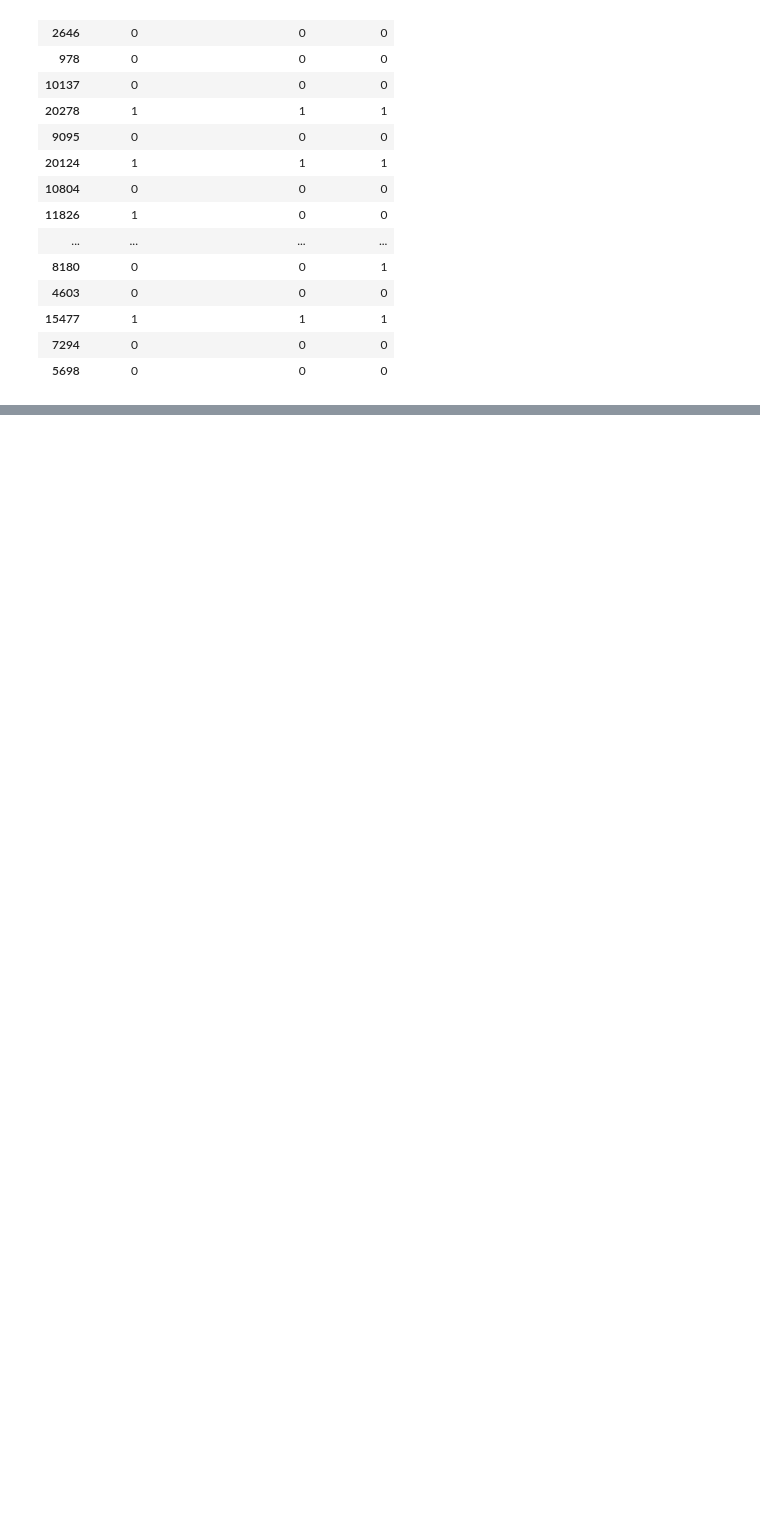
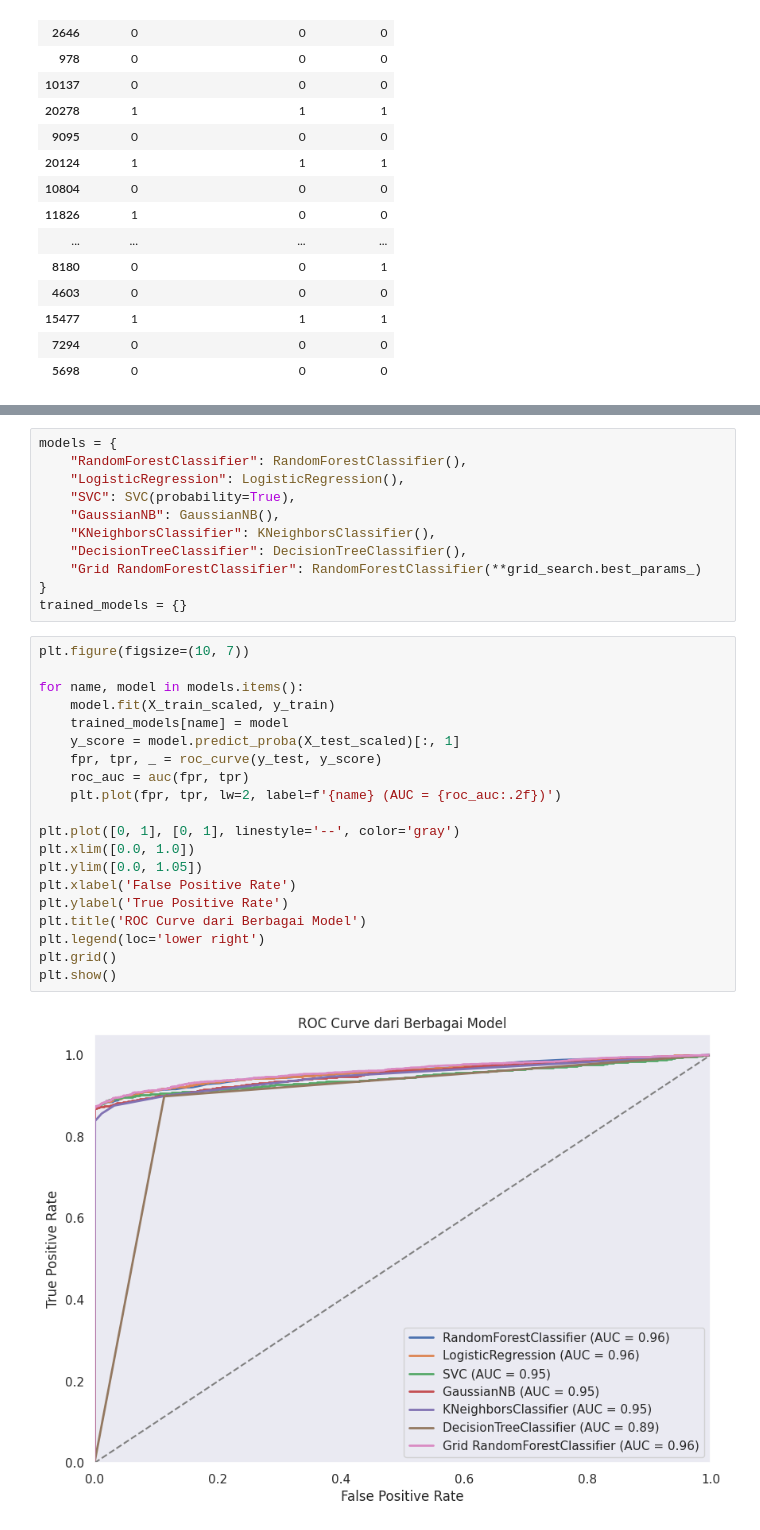
Before and after one commit to hendrimardani/bank_account_fraud_detection, a Jupyter notebook: notebook.ipynb, the cells around one changed output, grey strips where cells are left out. Saved outputs shown, nothing was run; the diff lists cells and outputs as text; blank space fills up the shorter version.

```diff
--- a/notebook.ipynb
+++ b/notebook.ipynb
@@ -1275,0 +1271,33 @@ pd.DataFrame({
+# %%
+models = {
+    "RandomForestClassifier": RandomForestClassifier(),
+    "LogisticRegression": LogisticRegression(),
+    "SVC": SVC(probability=True),
+    "GaussianNB": GaussianNB(),
+    "KNeighborsClassifier": KNeighborsClassifier(),
+    "DecisionTreeClassifier": DecisionTreeClassifier(),
+    "Grid RandomForestClassifier": RandomForestClassifier(**grid_search.best_params_)
+}
+trained_models = {}
+# %%
+plt.figure(figsize=(10, 7))
+
+for name, model in models.items():
+    model.fit(X_train_scaled, y_train)
+    trained_models[name] = model
+    y_score = model.predict_proba(X_test_scaled)[:, 1]
+    fpr, tpr, _ = roc_curve(y_test, y_score)
+    roc_auc = auc(fpr, tpr)
+    plt.plot(fpr, tpr, lw=2, label=f'{name} (AUC = {roc_auc:.2f})')
+
+plt.plot([0, 1], [0, 1], linestyle='--', color='gray')
+plt.xlim([0.0, 1.0])
+plt.ylim([0.0, 1.05])
+plt.xlabel('False Positive Rate')
+plt.ylabel('True Positive Rate')
+plt.title('ROC Curve dari Berbagai Model')
+plt.legend(loc='lower right')
+plt.grid()
+plt.show()
+# %% [output]
+[figure, added]
```
Also changed, not shown: parts of 21 cells of this notebook.
